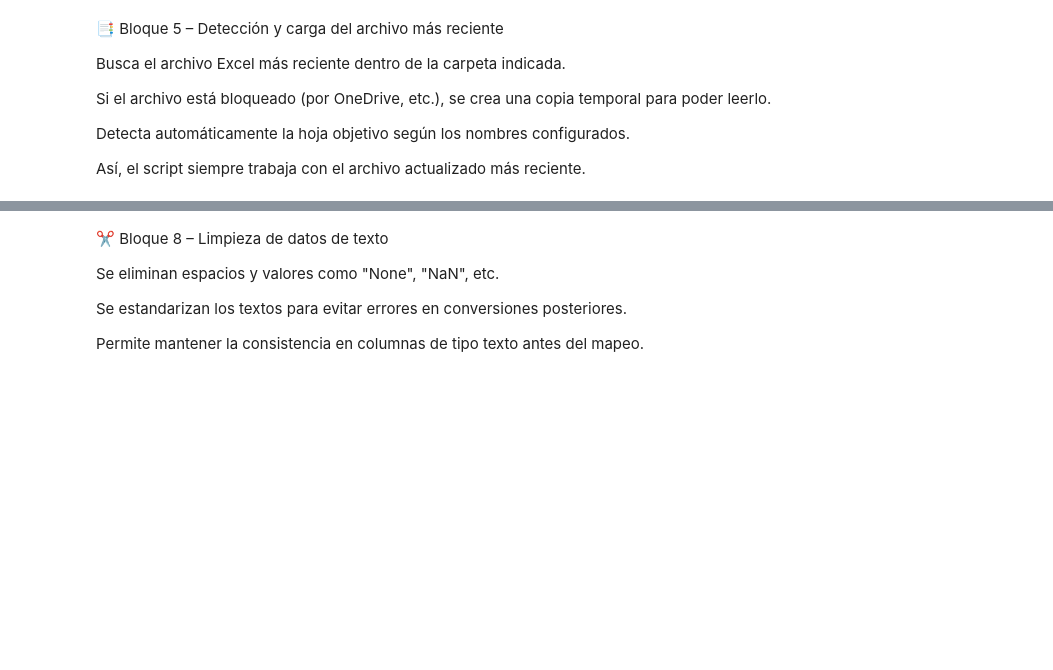
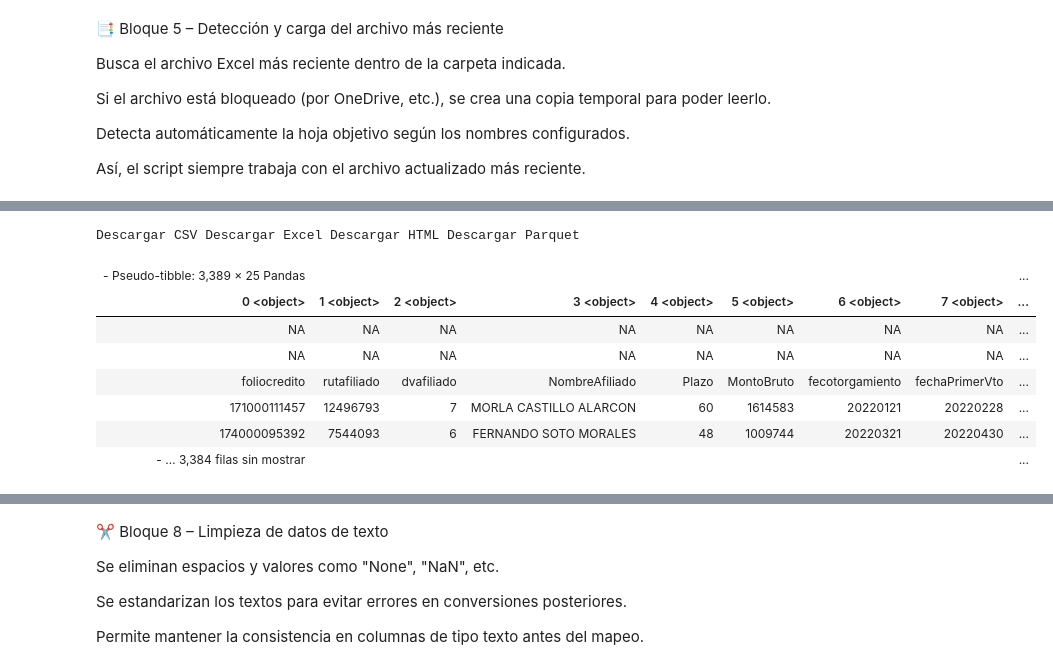
Before and after one commit to sura-movilidad/traspaso-innominados, a Jupyter notebook: new_source/new_notebooks/Conosur.ipynb, the cells around one changed output, grey strips where cells are left out. Saved outputs shown, nothing was run; the diff lists cells and outputs as text; code cells hidden in the pictures; blank space fills up the shorter version.

```diff
--- a/new_source/new_notebooks/Conosur.ipynb
+++ b/new_source/new_notebooks/Conosur.ipynb
@@ -147,52 +169,22 @@ Detecta automáticamente la hoja objetivo según los nombres configurados.
 
 Así, el script siempre trabaja con el archivo actualizado más reciente.
 # %%
-assert RUTA_ARCHIVOS.is_dir(), f"No existe carpeta: {RUTA_ARCHIVOS}"
-archivos = [p for p in RUTA_ARCHIVOS.iterdir() if p.is_file() and p.suffix.lower() in EXTS]
-archivos.sort(key=lambda p: p.stat().st_mtime, reverse=True)
-assert archivos, "No se encontraron Excel válidos."
+info = fun.get_latest_excel_and_sheet(
+    RUTA_ARCHIVOS,
+    EXTS,
+    PREFERRED_SHEETS,
+    fallback_sheet_index=FALLBACK_SHEET_INDEX,
+    recursive=False,
+    engine="openpyxl",
+)
 
-archivo_origen = archivos[0]
-print(f"Archivo más reciente: {archivo_origen.name}  |  {datetime.fromtimestamp(archivo_origen.stat().st_mtime):%Y-%m-%d %H:%M:%S}")
+archivo_origen   = info["archivo_origen"]
+excel_path_used  = info["excel_path_used"]
+_tmp_copy_path   = info["tmp_copy_path"]
+target           = info["target_sheet"]
+sheet_names      = info["sheet_names"]
 
-_tmp_copy_path = None
-
-def _norm(s):
-    return " ".join(str(s).split()).lower()
-
-pref_norm = {_norm(n) for n in PREFERRED_SHEETS}
-
-try:
-    try:
-        with pd.ExcelFile(archivo_origen, engine="openpyxl") as xls:
-            print("Hojas:", xls.sheet_names)
-
-            target = None
-            for s in xls.sheet_names:
-                if _norm(s) in pref_norm:
-                    target = s
-                    break
-            if target is None:
-                target = xls.sheet_names[FALLBACK_SHEET_INDEX]
-            print(f"Hoja objetivo: {target}")
-
-    except PermissionError:
-        _tmp_copy_path = archivo_origen.parent / f"__tmp_copy_{int(time.time()*1000)}{archivo_origen.suffix}"
-        shutil.copy2(archivo_origen, _tmp_copy_path)
-        print(f"No se pudo abrir el archivo original, usando copia temporal: {_tmp_copy_path.name}")
-
-        with pd.ExcelFile(_tmp_copy_path, engine="openpyxl") as xls:
-            print("Hojas:", xls.sheet_names)
-
-            target = None
-            for s in xls.sheet_names:
-                if _norm(s) in pref_norm:
-                    target = s
-                    break
-            if target is None:
-                target = xls.sheet_names[FALLBACK_SHEET_INDEX]
-            print(f"Hoja objetivo (copia): {target}")
-
-except Exception as e:
-    raise SystemExit(f"Error al abrir el Excel: {e}")
+# (Opcional) leer hoja
+df_opexcel = fun.read_excel_safe_no_header(excel_path_used, target)
+fun.pretty_table(df_opexcel,n=5)
 # %% [output]
@@ -201,0 +194,9 @@ Hojas: ['resumen', 'Cesantia_Conosur']
+Descargar CSV Descargar Excel Descargar HTML Descargar Parquet
+| - Pseudo-tibble: 3,389 × 25 Pandas |  |  |  |  |  |  |  | ... |
+| 0 <object> | 1 <object> | 2 <object> | 3 <object> | 4 <object> | 5 <object> | 6 <object> | 7 <object> | ... |
+| NA | NA | NA | NA | NA | NA | NA | NA | ... |
+| NA | NA | NA | NA | NA | NA | NA | NA | ... |
+| foliocredito | rutafiliado | dvafiliado | NombreAfiliado | Plazo | MontoBruto | fecotorgamiento | fechaPrimerVto | ... |
+| 171000111457 | 12496793 | 7 | MORLA CASTILLO ALARCON | 60 | 1614583 | 20220121 | 20220228 | ... |
+| 174000095392 | 7544093 | 6 | FERNANDO SOTO MORALES | 48 | 1009744 | 20220321 | 20220430 | ... |
+| - … 3,384 filas sin mostrar |  |  |  |  |  |  |  | ... |
```
Also changed, not shown: parts of 21 cells of this notebook, 1 other file.
